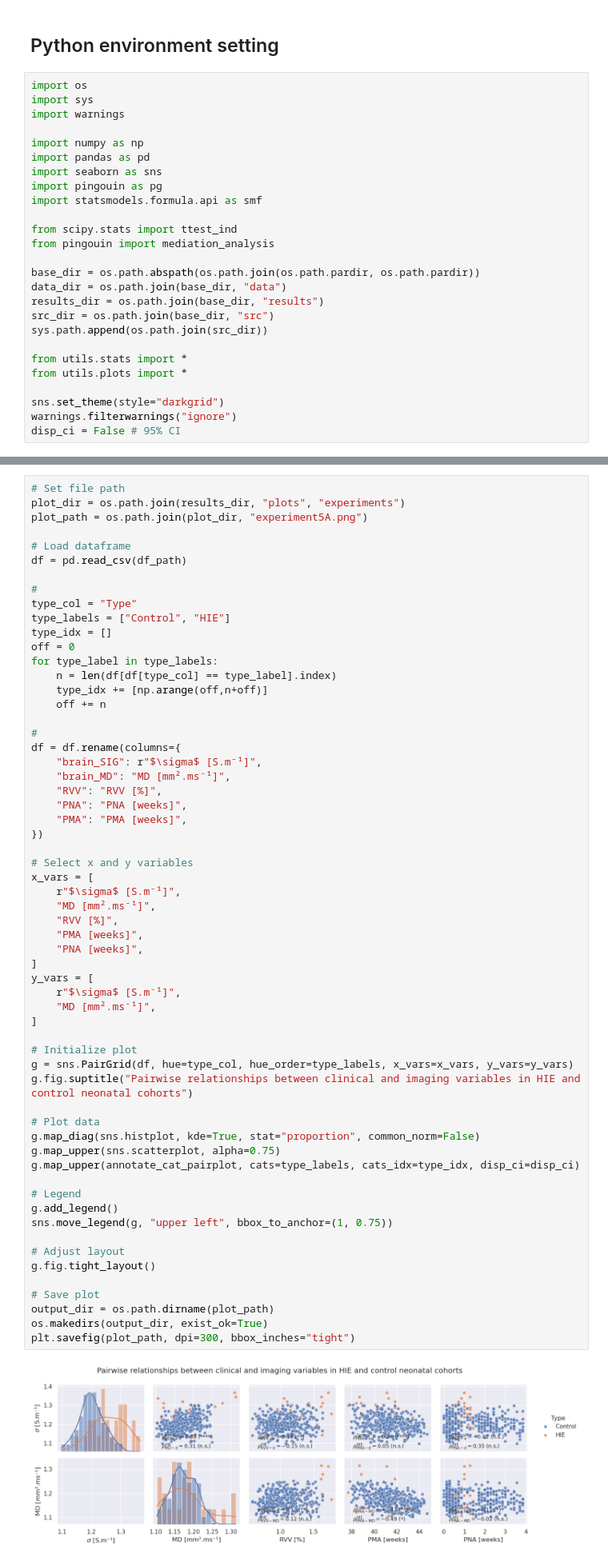
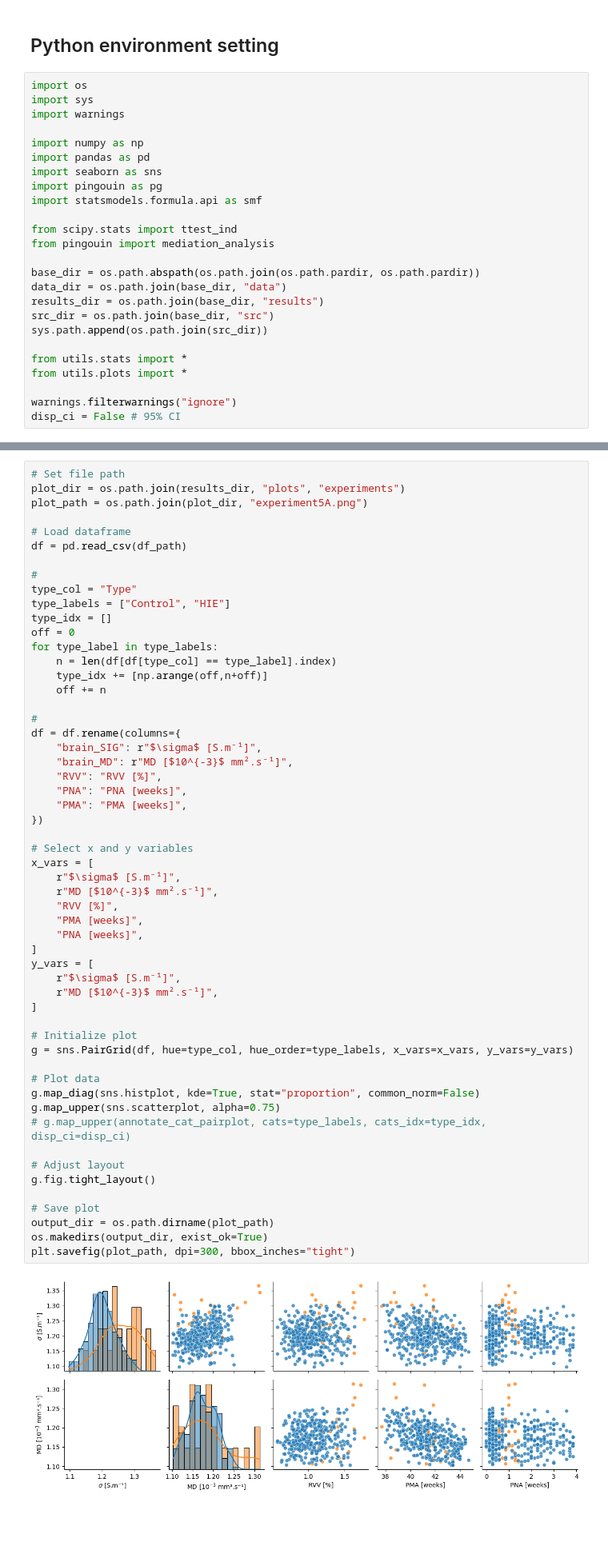
Before and after one commit to aboutill/nano-eptk, a Jupyter notebook: notebooks/experiments/stats_analysis_experiment5.ipynb, the cells around one changed output, grey strips where cells are left out. Shown at 80% size. Saved outputs shown, nothing was run; the diff lists cells and outputs as text; blank space fills up the shorter version.

```diff
--- a/notebooks/experiments/stats_analysis_experiment5.ipynb
+++ b/notebooks/experiments/stats_analysis_experiment5.ipynb
@@ -28,7 +28,6 @@ sys.path.append(os.path.join(src_dir))
 from utils.stats import *
 from utils.plots import *
 
-sns.set_theme(style="darkgrid")
 warnings.filterwarnings("ignore")
 disp_ci = False # 95% CI
 # %% [markdown]
@@ -140,47 +139,42 @@ for type_label in type_labels:
 #
 df = df.rename(columns={
     "brain_SIG": r"$\sigma$ [S.m⁻¹]",
-    "brain_MD": "MD [mm².ms⁻¹]",
+    "brain_MD": r"MD [$10^{-3}$ mm².s⁻¹]",
     "RVV": "RVV [%]",
     "PNA": "PNA [weeks]",
     "PMA": "PMA [weeks]",
 })
 
 # Select x and y variables
 x_vars = [
     r"$\sigma$ [S.m⁻¹]",
-    "MD [mm².ms⁻¹]",
+    r"MD [$10^{-3}$ mm².s⁻¹]",
     "RVV [%]",
     "PMA [weeks]",
     "PNA [weeks]",
 ]
 y_vars = [
     r"$\sigma$ [S.m⁻¹]",
-    "MD [mm².ms⁻¹]",
+    r"MD [$10^{-3}$ mm².s⁻¹]",
 ]
 
 # Initialize plot
 g = sns.PairGrid(df, hue=type_col, hue_order=type_labels, x_vars=x_vars, y_vars=y_vars)
-g.fig.suptitle("Pairwise relationships between clinical and imaging variables in HIE and control neonatal cohorts")
 
 # Plot data
 g.map_diag(sns.histplot, kde=True, stat="proportion", common_norm=False)
 g.map_upper(sns.scatterplot, alpha=0.75)
-g.map_upper(annotate_cat_pairplot, cats=type_labels, cats_idx=type_idx, disp_ci=disp_ci)
-
-# Legend
-g.add_legend()
-sns.move_legend(g, "upper left", bbox_to_anchor=(1, 0.75))
+# g.map_upper(annotate_cat_pairplot, cats=type_labels, cats_idx=type_idx, disp_ci=disp_ci)
 
 # Adjust layout
 g.fig.tight_layout()
 
 # Save plot
 output_dir = os.path.dirname(plot_path)
 os.makedirs(output_dir, exist_ok=True)
 plt.savefig(plot_path, dpi=300, bbox_inches="tight")
 # %% [output]
-[figure, old version]
+[figure, new version]
 # %% [markdown]
 It is clear that brain conductivity is higher in HIE babies. The non-significant correlation coefficients may be due to the low number of HIE subjects ($n = 25$).
 # %% [markdown]
```
Also changed, not shown: parts of 12 cells of this notebook, 4 other files.
